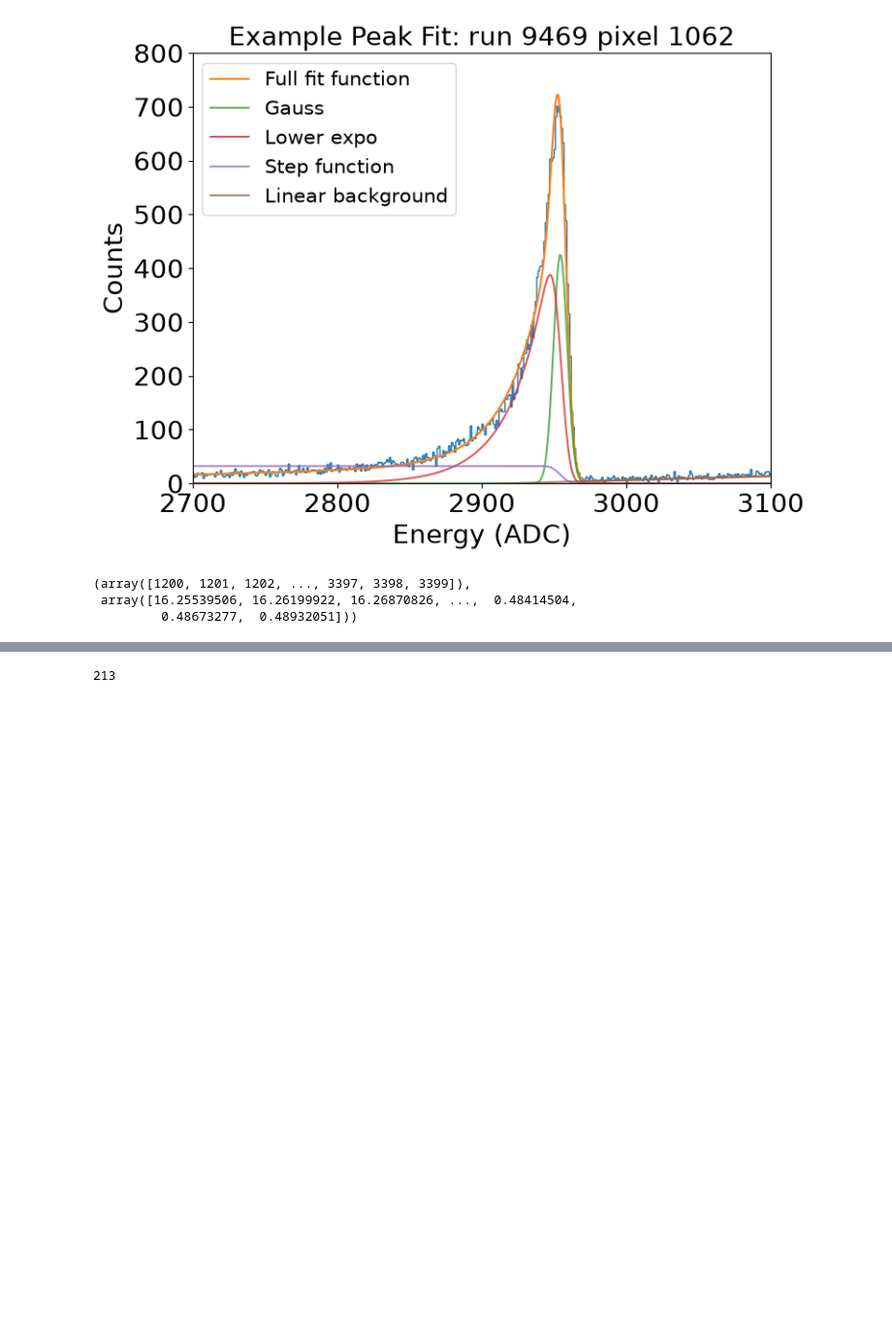
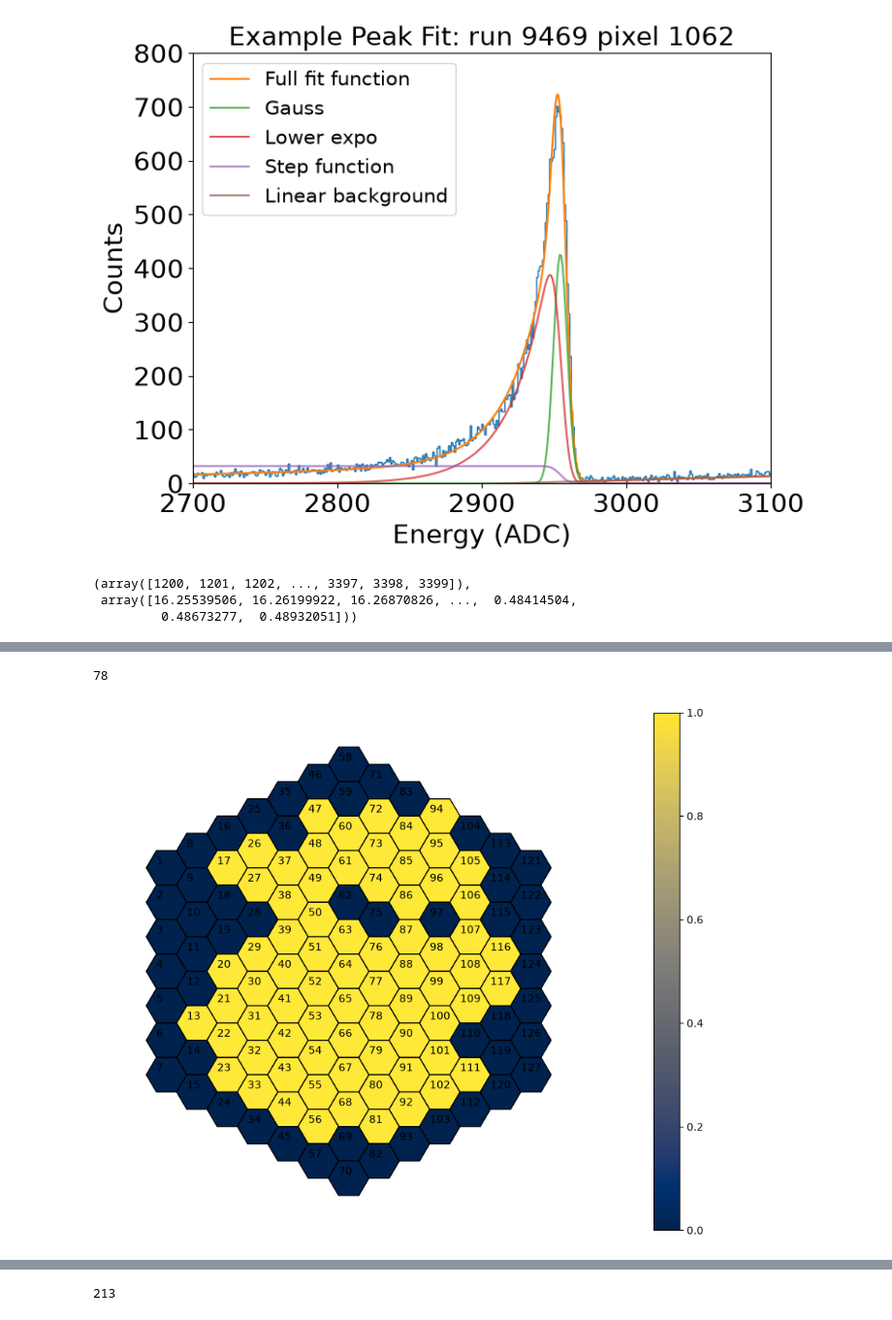
Before and after one commit to arlee-shelby/CalibrationNet, a Jupyter notebook: Untitled.ipynb, the cells around one changed output, grey strips where cells are left out. Shown at 97% size. Cells and saved outputs as stored; diff of their text form; code cells hidden in the pictures; blank space fills up the shorter version.

```diff
--- a/Untitled.ipynb
+++ b/Untitled.ipynb
@@ -123,0 +126,24 @@ sets2 = {
+# %%
+v = []
+for i in range(1,128):
+    # if any(i==x for x in sets['9469 UDET'].pixel.values):
+    if any(i==x for x in sets['Fall 2025 UDET'].pixel.values):
+        v.append(1)
+    else:
+        v.append(0)
+# %%
+v2 = []
+for i in range(1001,1128):
+    # if any(i==x for x in sets['9469 LDET'].pixel.values):
+    if any(i==x for x in sets['Fall 2025 LDET'].pixel.values):
+        v2.append(1)
+    else:
+        v2.append(0)
+# %%
+len(np.unique(sets['9469 LDET'].pixel.values))
+# %% [output]
+78
+# %%
+Nab.nplt.plotOneDetector(v2,size = 1)
+# %% [output]
+[figure, added]
```
Also changed, not shown: parts of 6 cells of this notebook, 59 other files.
